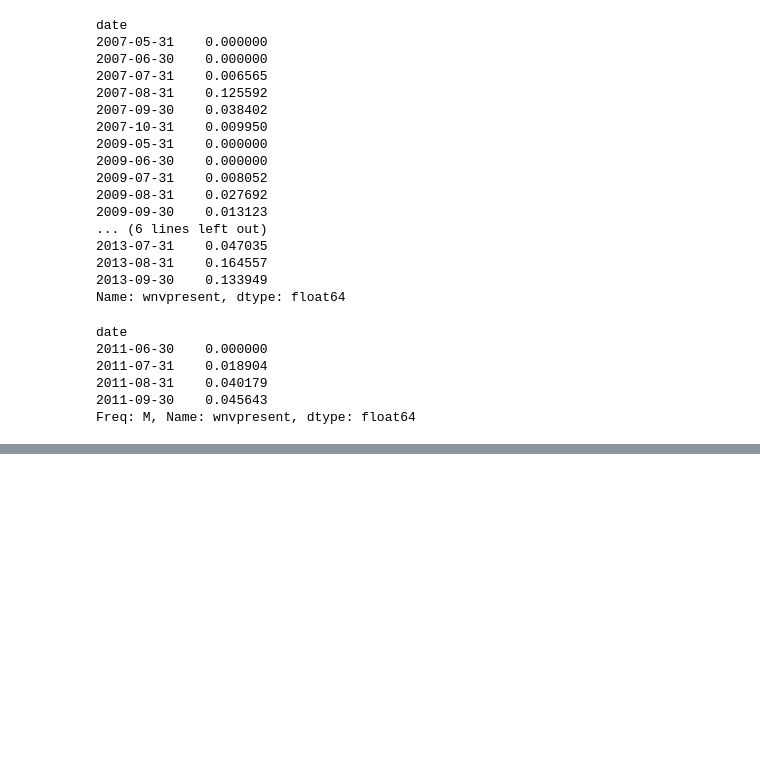
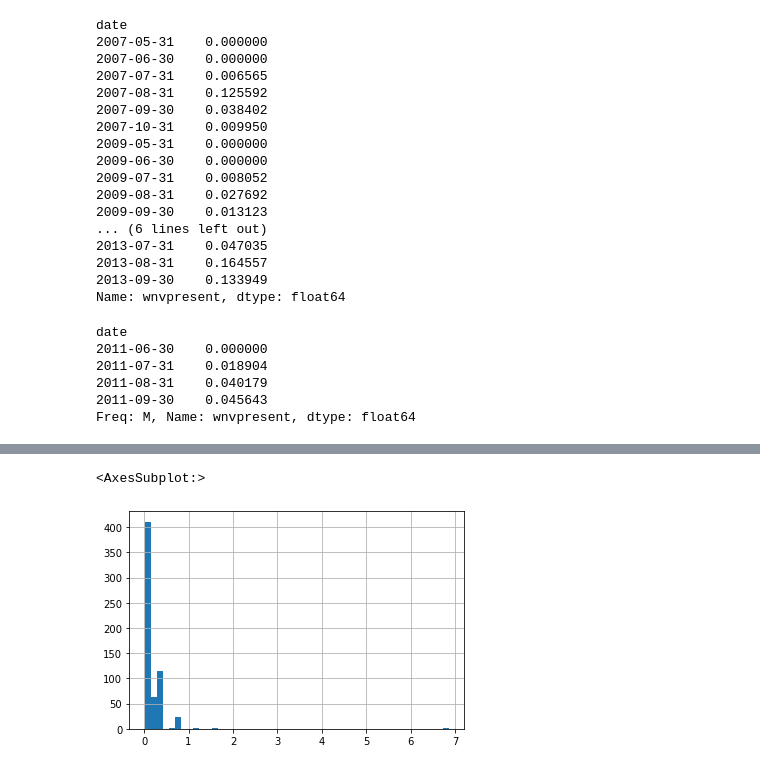
Before and after one commit to msamhz/GA-Project_4, a Jupyter notebook: code/test_data.ipynb, the cells around one changed output, grey strips where cells are left out. Drawn from its saved outputs; the diff is of its cells as text; code cells hidden in the pictures; blank space fills up the shorter version.

```diff
--- a/code/test_data.ipynb
+++ b/code/test_data.ipynb
@@ -691,0 +803,5 @@ Freq: M, Name: wnvpresent, dtype: float64
+# %%
+t1.loc[(t1['hl']==0) & t1['preciptotal']>0, 'preciptotal'].hist(bins=50)
+# %% [output]
+<AxesSubplot:>
+[figure, added]
```
Also changed, not shown: parts of 16 cells of this notebook.
